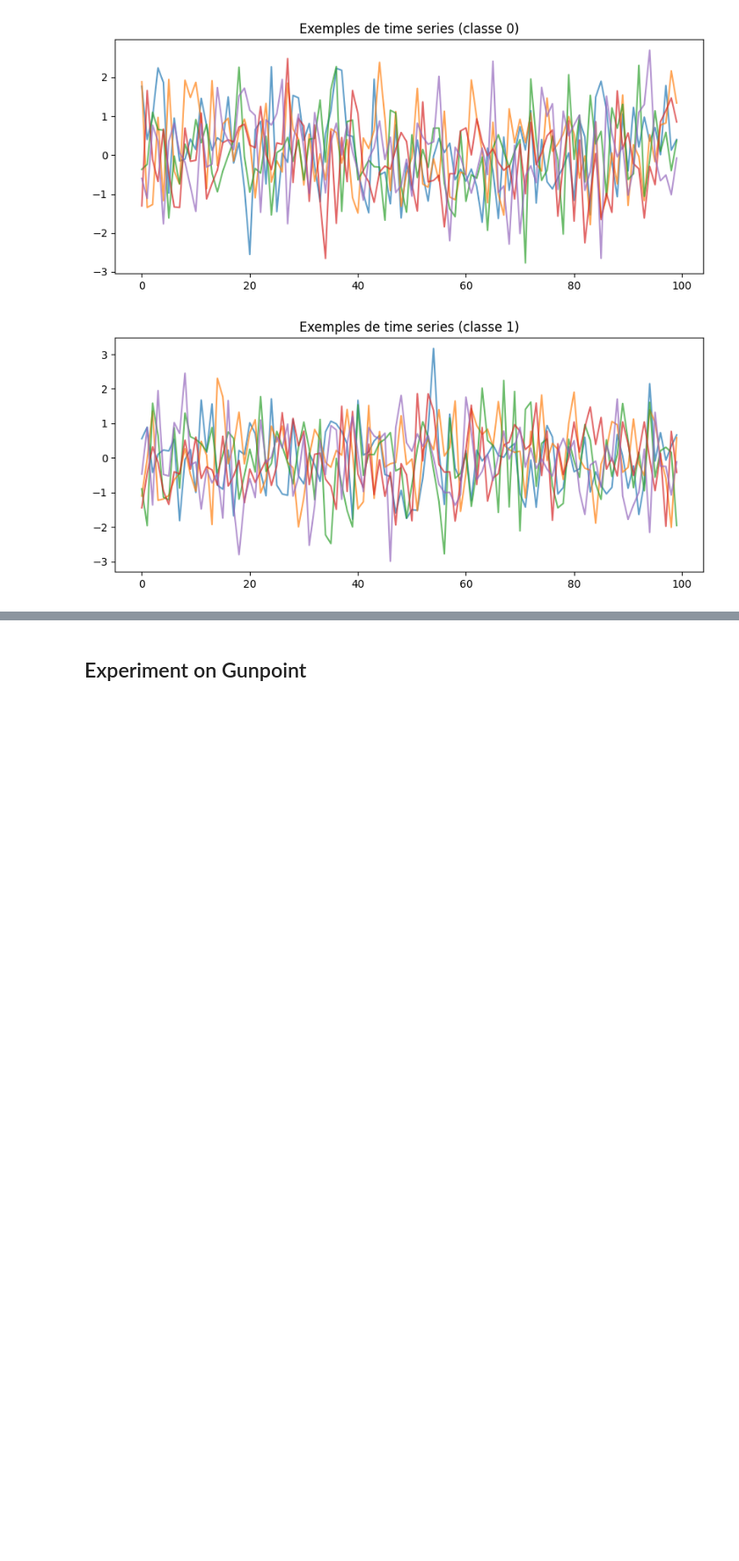
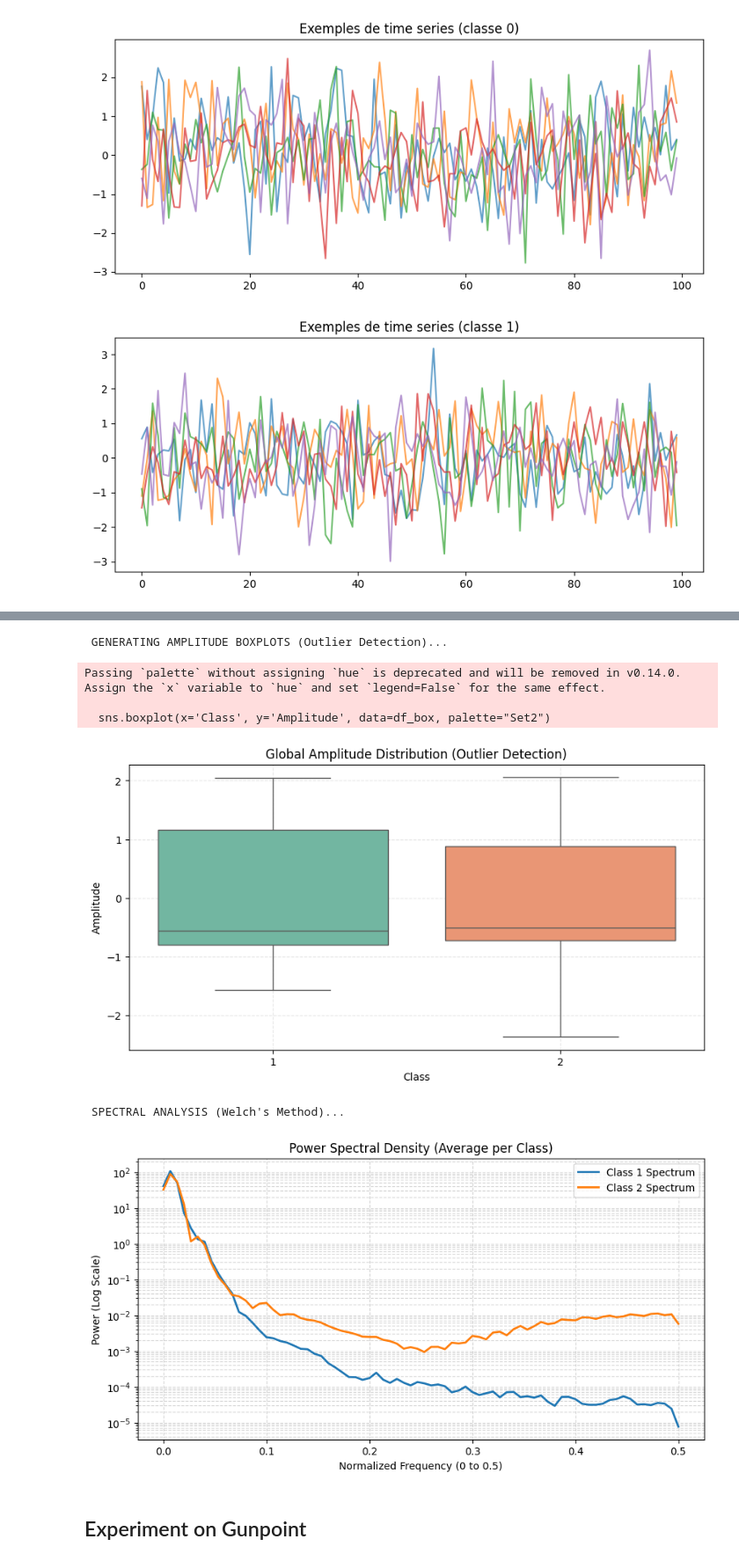
Before and after one commit to TristanoB/shapelet_transformation, a Jupyter notebook: implementation.ipynb, the cells around one changed output, grey strips where cells are left out. Shown at 88% size. Saved outputs shown, nothing was run; the diff lists cells and outputs as text; code cells hidden in the pictures; blank space fills up the shorter version.

```diff
--- a/implementation.ipynb
+++ b/implementation.ipynb
@@ -480,2 +625,56 @@ plt.show()
+# %%
+import numpy as np
+import pandas as pd
+import matplotlib.pyplot as plt
+import seaborn as sns
+from scipy.signal import welch
+
+def run_full_data_diagnosis(X, y):
+
+    print("\n GENERATING AMPLITUDE BOXPLOTS (Outlier Detection)...")
+
+    df_box = pd.DataFrame({
+        'Amplitude': X.flatten(),
+        'Class': np.repeat(y, X.shape[1])
+    })
+
+    plt.figure(figsize=(10, 5))
+    sns.boxplot(x='Class', y='Amplitude', data=df_box, palette="Set2")
+    plt.title("Global Amplitude Distribution (Outlier Detection)")
+    plt.grid(True, linestyle='--', alpha=0.3)
+    plt.show()
+
+
+    classes = np.unique(y)
+
+
+    print("\n SPECTRAL ANALYSIS (Welch's Method)...")
+
+    plt.figure(figsize=(10, 5))
+
+    for c in classes:
+        X_c = X[y == c]
+        # Compute PSD for every sample in the class, then average
+        freqs, psd = welch(X_c, fs=1.0) # Assumed normalized frequency
+        mean_psd = psd.mean(axis=0)
+
+        plt.semilogy(freqs, mean_psd, linewidth=2, label=f"Class {c} Spectrum")
+
+    plt.title("Power Spectral Density (Average per Class)")
+    plt.xlabel("Normalized Frequency (0 to 0.5)")
+    plt.ylabel("Power (Log Scale)")
+    plt.legend()
+    plt.grid(True, which="both", linestyle='--', alpha=0.5)
+    plt.show()
+
+run_full_data_diagnosis(X_train, y_train)
+# %% [output]
+ GENERATING AMPLITUDE BOXPLOTS (Outlier Detection)...
+Passing `palette` without assigning `hue` is deprecated and will be removed in v0.14.0. Assign the `x` variable to `hue` and set `legend=False` for the same effect.
+
+  sns.boxplot(x='Class', y='Amplitude', data=df_box, palette="Set2")
+[figure, added]
+ SPECTRAL ANALYSIS (Welch's Method)...
+[figure, added]
 # %% [markdown]
 ## Experiment on Gunpoint
```
Also changed, not shown: parts of 7 cells of this notebook.
